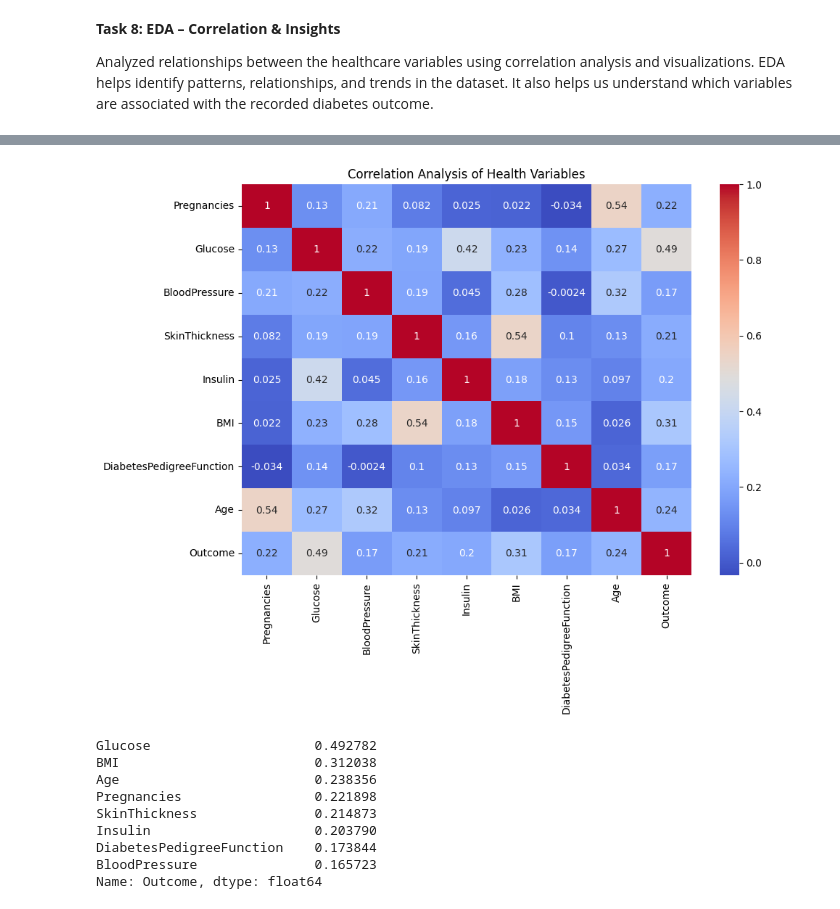
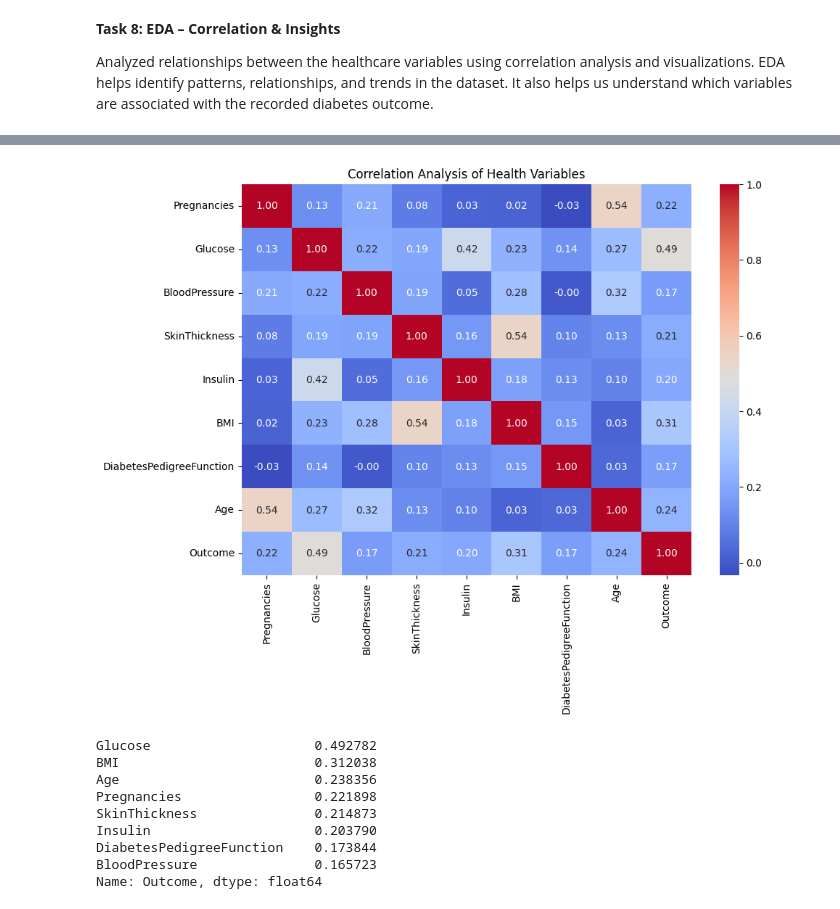
Before and after one commit to Annag126/Healthcare-data-analysis-visualization, a Jupyter notebook: Statistics_DV_EDA.ipynb, the cells around one changed output, grey strips where cells are left out. Cells and saved outputs as stored; diff of their text form; code cells hidden in the pictures.

```diff
--- a/Statistics_DV_EDA.ipynb
+++ b/Statistics_DV_EDA.ipynb
@@ -609,17 +677,24 @@ correlation
 # %%
 plt.figure(figsize=(10, 7))
 
 sns.heatmap(
     correlation,
     annot=True,
-    cmap="coolwarm"
+    cmap="coolwarm",
+    fmt=".2f"
 )
 
 plt.title("Correlation Analysis of Health Variables")
 
+plt.savefig(
+    "visualizations/health_variables_correlation.png",
+    dpi=300,
+    bbox_inches="tight"
+)
+
 plt.show()
 # %% [output]
-[figure, old version]
+[figure, new version]
 # %%
 outcome_corr = correlation["Outcome"].drop("Outcome")
 
```
Also changed, not shown: parts of 10 cells of this notebook, 10 other files.
